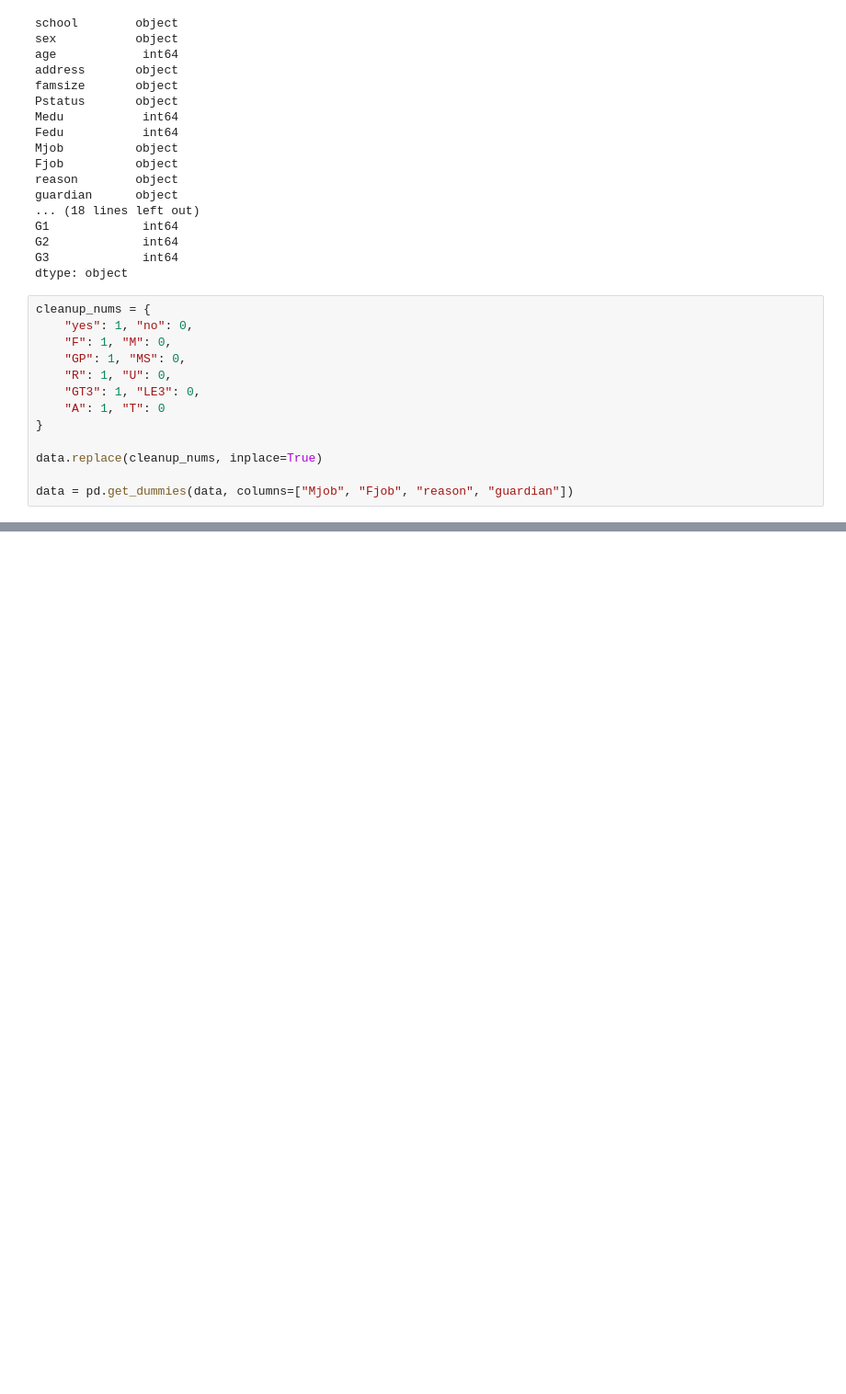
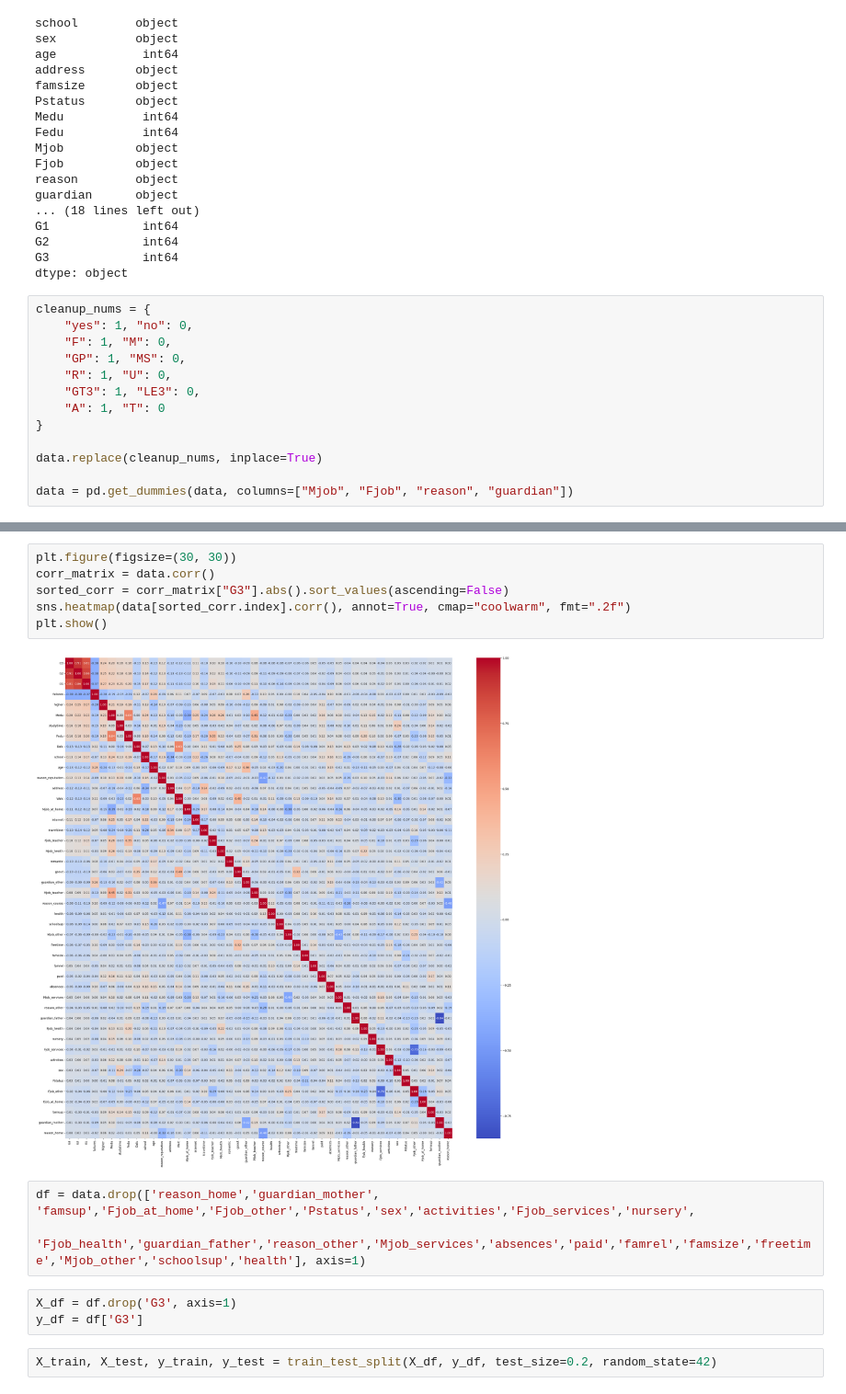
Before and after one commit to kelvinadaisky/Student-Performance-Prediciton, a Jupyter notebook: StudentPerfomanceRegression.ipynb, the cells around one changed output, grey strips where cells are left out. Shown at 92% size. Saved outputs shown, nothing was run; the diff lists cells and outputs as text; blank space fills up the shorter version.

```diff
--- a/StudentPerfomanceRegression.ipynb
+++ b/StudentPerfomanceRegression.ipynb
@@ -144,0 +146,16 @@ R² Score: 0.84
+# %%
+plt.figure(figsize=(30, 30))
+corr_matrix = data.corr()
+sorted_corr = corr_matrix["G3"].abs().sort_values(ascending=False)
+sns.heatmap(data[sorted_corr.index].corr(), annot=True, cmap="coolwarm", fmt=".2f")
+plt.show()
+# %% [output]
+[figure, added]
+# %%
+df = data.drop(['reason_home','guardian_mother', 'famsup','Fjob_at_home','Fjob_other','Pstatus','sex','activities','Fjob_services','nursery',
+                'Fjob_health','guardian_father','reason_other','Mjob_services','absences','paid','famrel','famsize','freetime','Mjob_other','schoolsup','health'], axis=1)
+# %%
+X_df = df.drop('G3', axis=1)
+y_df = df['G3']
+# %%
+X_train, X_test, y_train, y_test = train_test_split(X_df, y_df, test_size=0.2, random_state=42)
```
Also changed, not shown: parts of 11 cells of this notebook, 1 other file.
